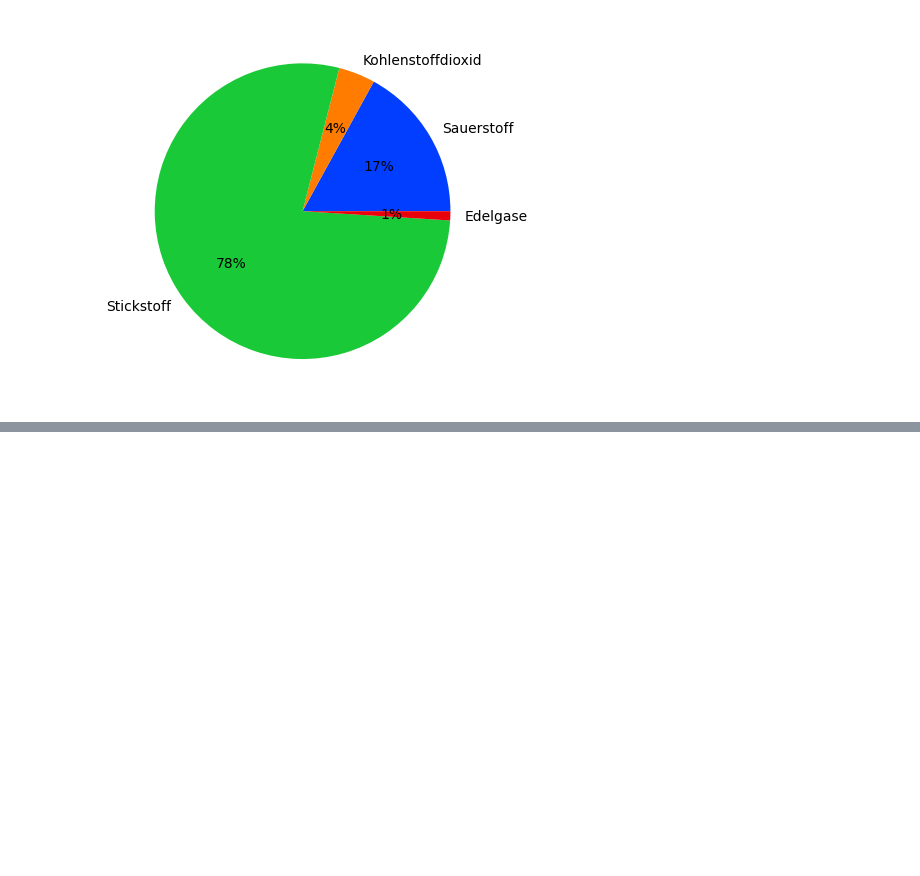
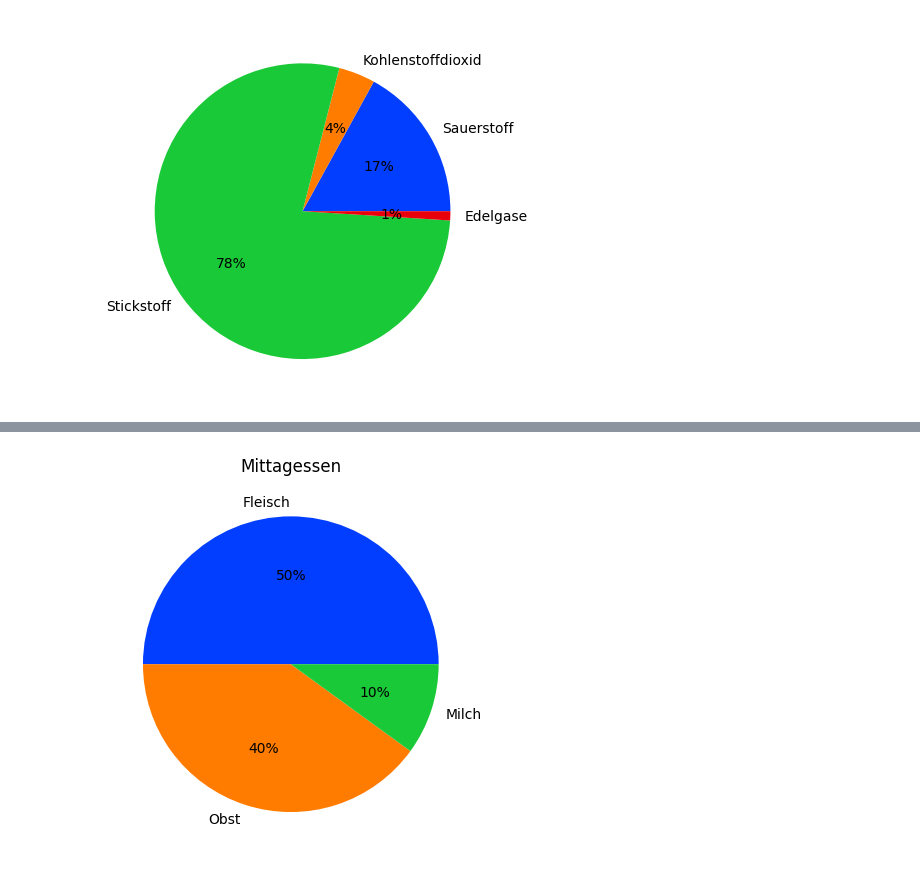
Before and after one commit to DonPedroDado/VSCode, a Jupyter notebook: biologie.ipynb, the cells around one changed output, grey strips where cells are left out. Cells and saved outputs as stored; diff of their text form; code cells hidden in the pictures; blank space fills up the shorter version.

```diff
--- a/biologie.ipynb
+++ b/biologie.ipynb
@@ -25,0 +38,9 @@ plt.show()
+# %%
+data3=[50, 40, 10]
+keys4=['Fleisch', 'Obst', 'Milch']
+
+plt.pie(data3, labels=keys4, colors=palette_color, autopct='%.0f%%')
+plt.title("Mittagessen")
+plt.show()
+# %% [output]
+[figure, added]
```
Also changed, not shown: parts of 3 cells of this notebook.
